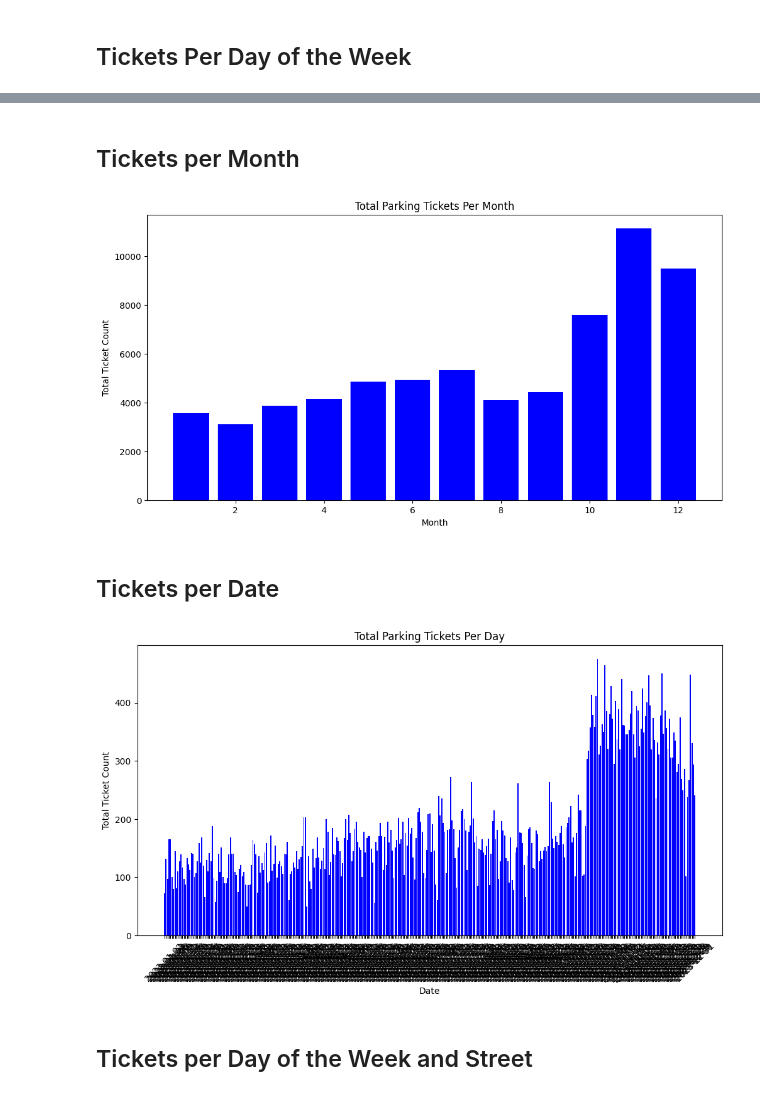
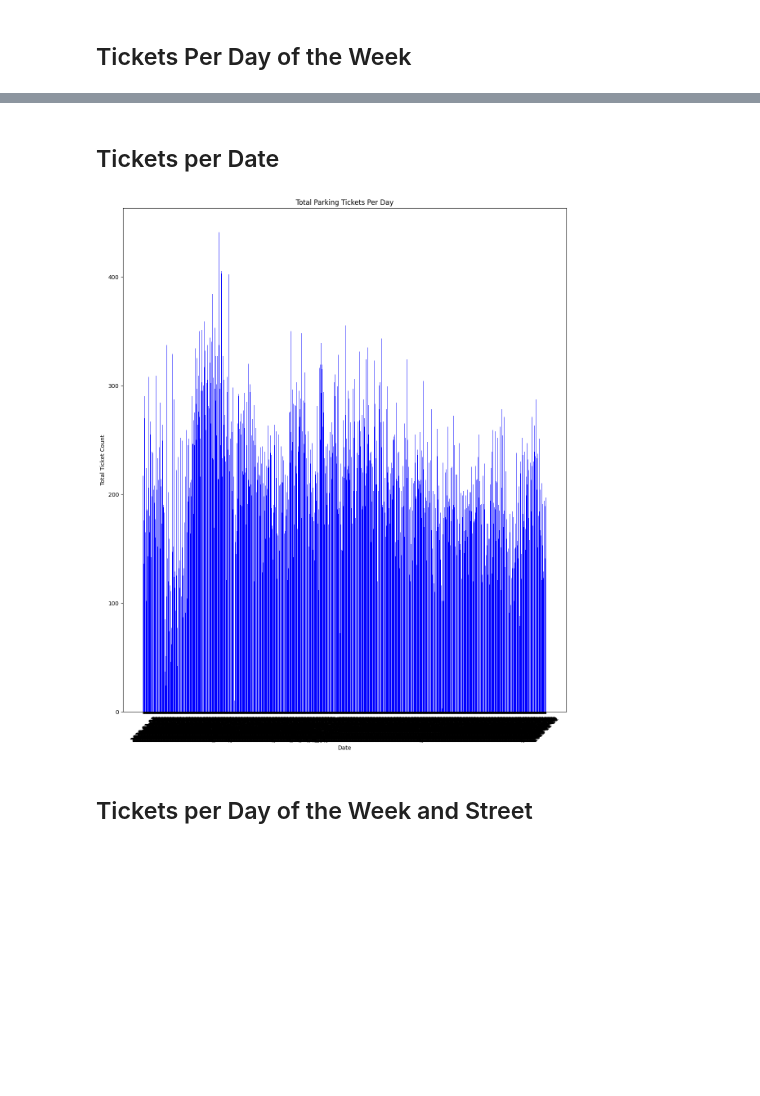
Before and after one commit to nwoods1/Cmpt353Project, a Jupyter notebook: notebooks/2_visualizations.ipynb, the cells around one changed output, grey strips where cells are left out. Drawn from its saved outputs; the diff is of its cells as text; code cells hidden in the pictures; blank space fills up the shorter version.

```diff
--- a/notebooks/2_visualizations.ipynb
+++ b/notebooks/2_visualizations.ipynb
@@ -57,5 +38,6 @@ meters_df.head()
 # %%
 tickets_df = pd.read_csv(f"{path}/parking_tickets.csv")
 tickets_df = df_to_gdf(tickets_df)
+tickets_df = tickets_df[(tickets_df["Year"].isin(range(2020, 2024)))]
 tickets_df.head()
 # %% [output]
@@ -196,9 +180,5 @@ plt.show()
 * tickets per street in the neighbourhood
 # %%
 downtown_tickets = tickets_df[tickets_df["Neighbourhood"] == "Downtown"]
-
-# simplify the view for now
-downtown_tickets = downtown_tickets.drop(columns=["Status", "BI_ID"], axis=1)
-
 downtown_tickets.head()
 # %% [output]
@@ -224,30 +208,17 @@ plt.show()
-# %% [markdown]
-## Tickets per Month
-# %%
-by_month = downtown_tickets.groupby("month").size().reset_index(name="TicketCount")
-plt.figure(figsize=(12, 6))
-plt.bar(by_month["month"], by_month["TicketCount"], color="blue")
-
-plt.xlabel("Month")
-plt.ylabel("Total Ticket Count")
-plt.title("Total Parking Tickets Per Month")
-plt.show()
-# %% [output]
-[figure, removed]
 # %% [markdown]
 ## Tickets per Date
 # %%
 by_date = downtown_tickets.groupby("EntryDate").size().reset_index(name="TicketCount")
-plt.figure(figsize=(12, 6))
+plt.figure(figsize=(14, 16))
 plt.bar(by_date["EntryDate"], by_date["TicketCount"], color="blue")
 
 plt.xlabel("Date")
 plt.xticks(rotation=45)
 plt.ylabel("Total Ticket Count")
 plt.title("Total Parking Tickets Per Day")
 plt.show()
 # %% [output]
-[figure, old version]
+[figure, new version]
 # %% [markdown]
 ## Tickets per Day of the Week and Street
 # %%
```
Also changed, not shown: parts of 18 cells of this notebook, 4 other files.
